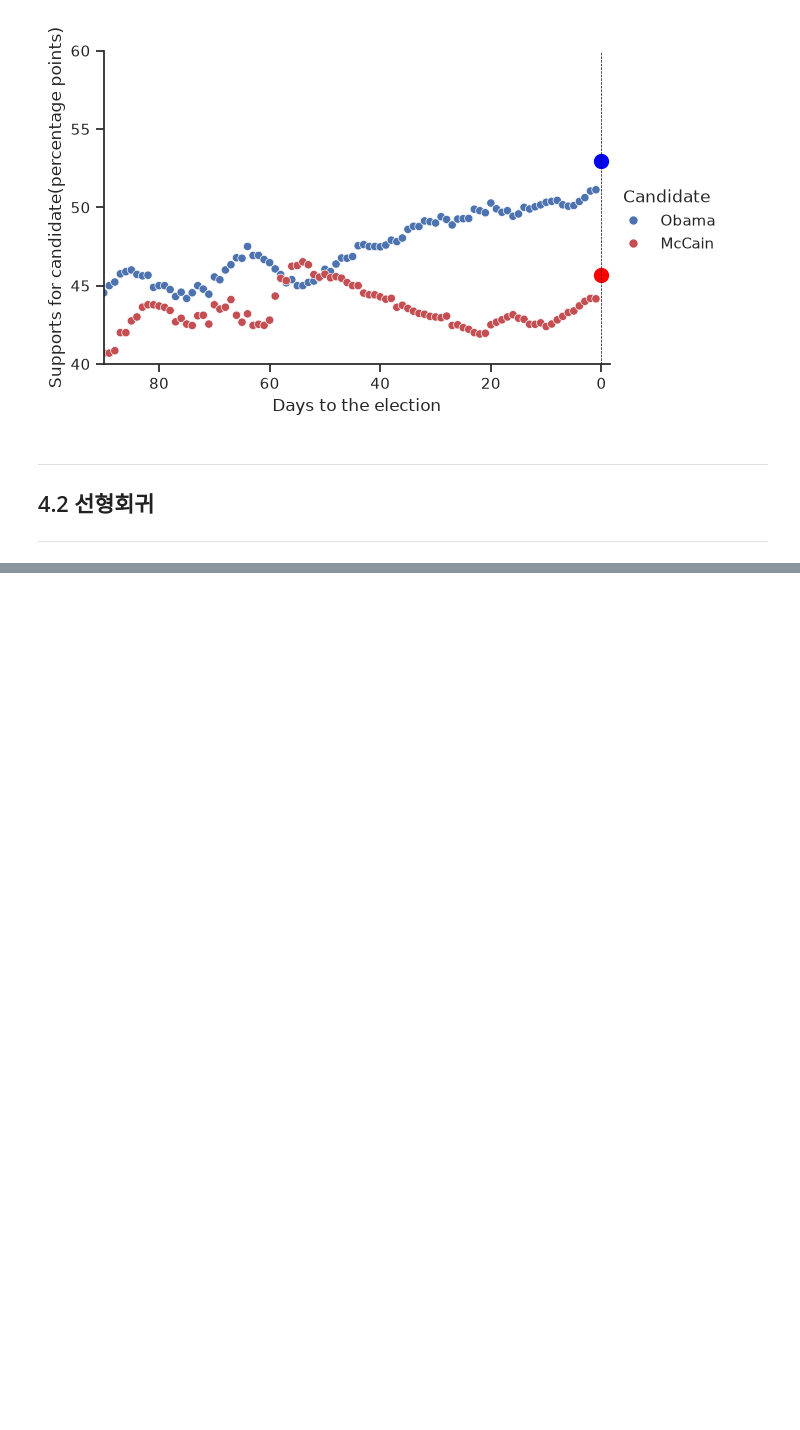
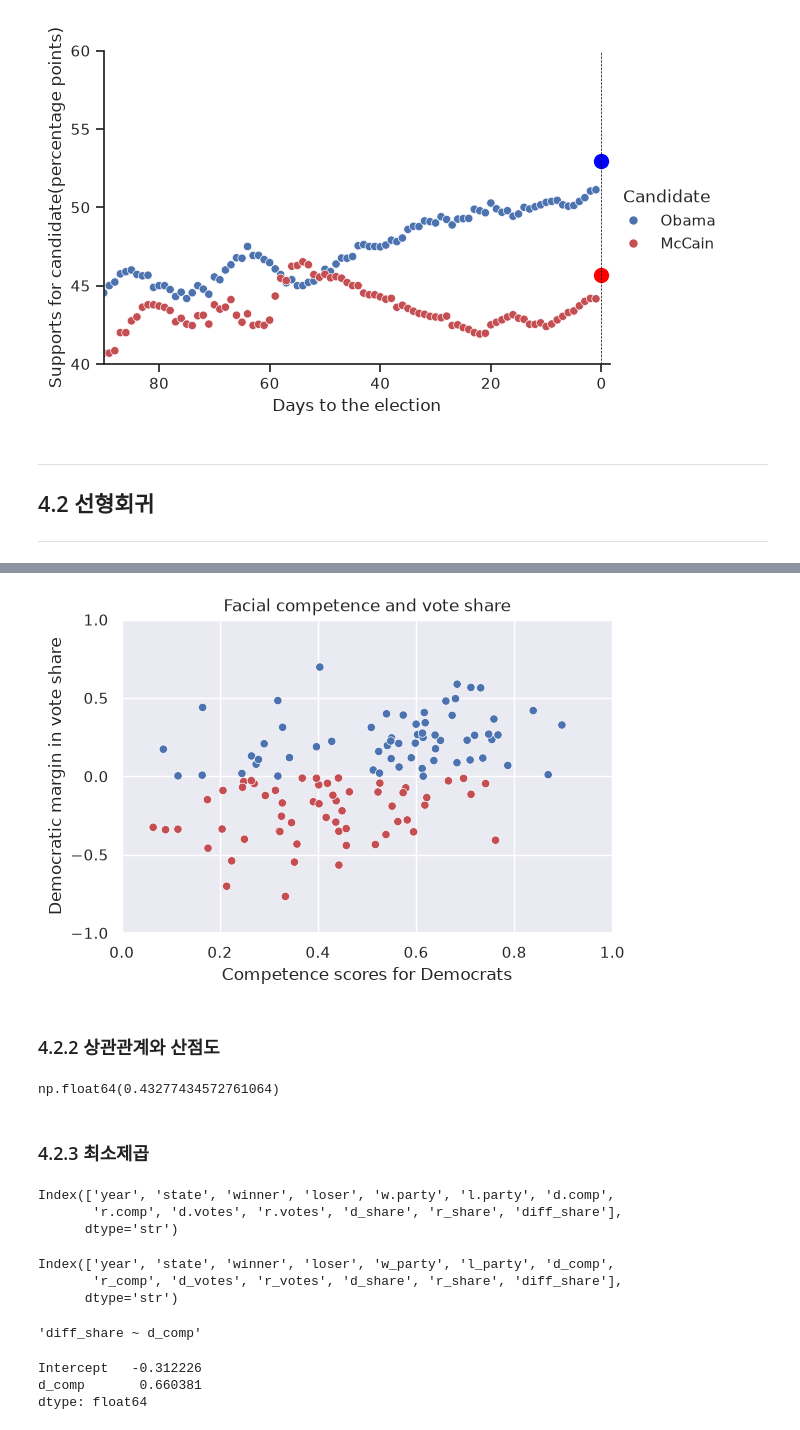
Before and after one commit to lee-data-socio/studies, a Jupyter notebook: qss/ch04_PREDICTION.ipynb, the cells around one changed output, grey strips where cells are left out. Cells and saved outputs as stored; diff of their text form; code cells hidden in the pictures; blank space fills up the shorter version.

```diff
--- a/qss/ch04_PREDICTION.ipynb
+++ b/qss/ch04_PREDICTION.ipynb
@@ -342,0 +353,3 @@ plt.scatter(0, 45.65, color='red', s=100);
+# %%
+face = pd.read_csv('face.csv')
+face.head()
@@ -342,0 +363,4 @@ plt.scatter(0, 45.65, color='red', s=100);
+# %%
+face['d_share'] = face['d.votes'] / (face['d.votes'] + face['r.votes'])
+face['r_share'] = face['r.votes'] / (face['d.votes'] + face['r.votes'])
+face['diff_share'] = face['d_share'] - face['r_share']
@@ -342,0 +376,18 @@ plt.scatter(0, 45.65, color='red', s=100);
+# %%
+sns.relplot(
+    data=face, x='d.comp', y='diff_share',
+    hue='w.party', palette=['b', 'r'], legend=False, height=4, aspect=1.5,
+).set(xlim=(0,1), ylim=(-1,1), yticks=np.arange(-1.0, 1.5, 0.5),
+      title='Facial competence and vote share',
+      xlabel='Competence scores for Democrats',
+      ylabel='Democratic margin in vote share');
+# %% [output]
+[figure, added]
+# %% [markdown]
+### 4.2.2 상관관계와 산점도
+# %%
+face['d.comp'].corr(face['diff_share'])
+# %% [output]
+np.float64(0.43277434572761064)
+# %% [markdown]
+### 4.2.3 최소제곱
@@ -342,0 +396,13 @@ plt.scatter(0, 45.65, color='red', s=100);
+# %%
+face.columns
+# %% [output]
+Index(['year', 'state', 'winner', 'loser', 'w.party', 'l.party', 'd.comp',
+       'r.comp', 'd.votes', 'r.votes', 'd_share', 'r_share', 'diff_share'],
+      dtype='str')
+# %%
+face.columns = face.columns.str.replace('.', '_')
+face.columns
+# %% [output]
+Index(['year', 'state', 'winner', 'loser', 'w_party', 'l_party', 'd_comp',
+       'r_comp', 'd_votes', 'r_votes', 'd_share', 'r_share', 'diff_share'],
+      dtype='str')
@@ -342,0 +411,10 @@ plt.scatter(0, 45.65, color='red', s=100);
+# %%
+fit.model.formula
+# %% [output]
+'diff_share ~ d_comp'
+# %%
+fit.params
+# %% [output]
+Intercept   -0.312226
+d_comp       0.660381
+dtype: float64
```
Also changed, not shown: parts of 11 cells of this notebook, 1 other file.
